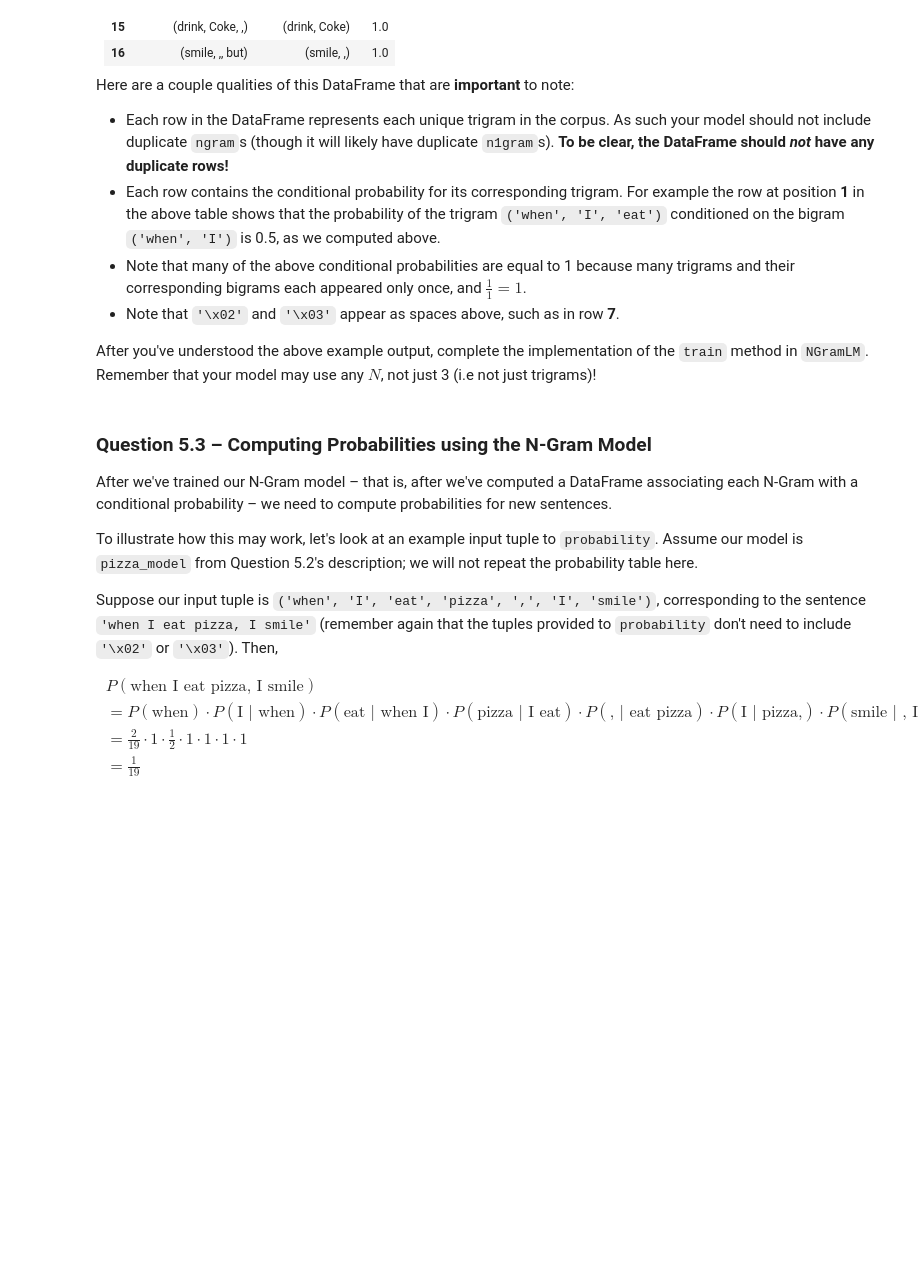
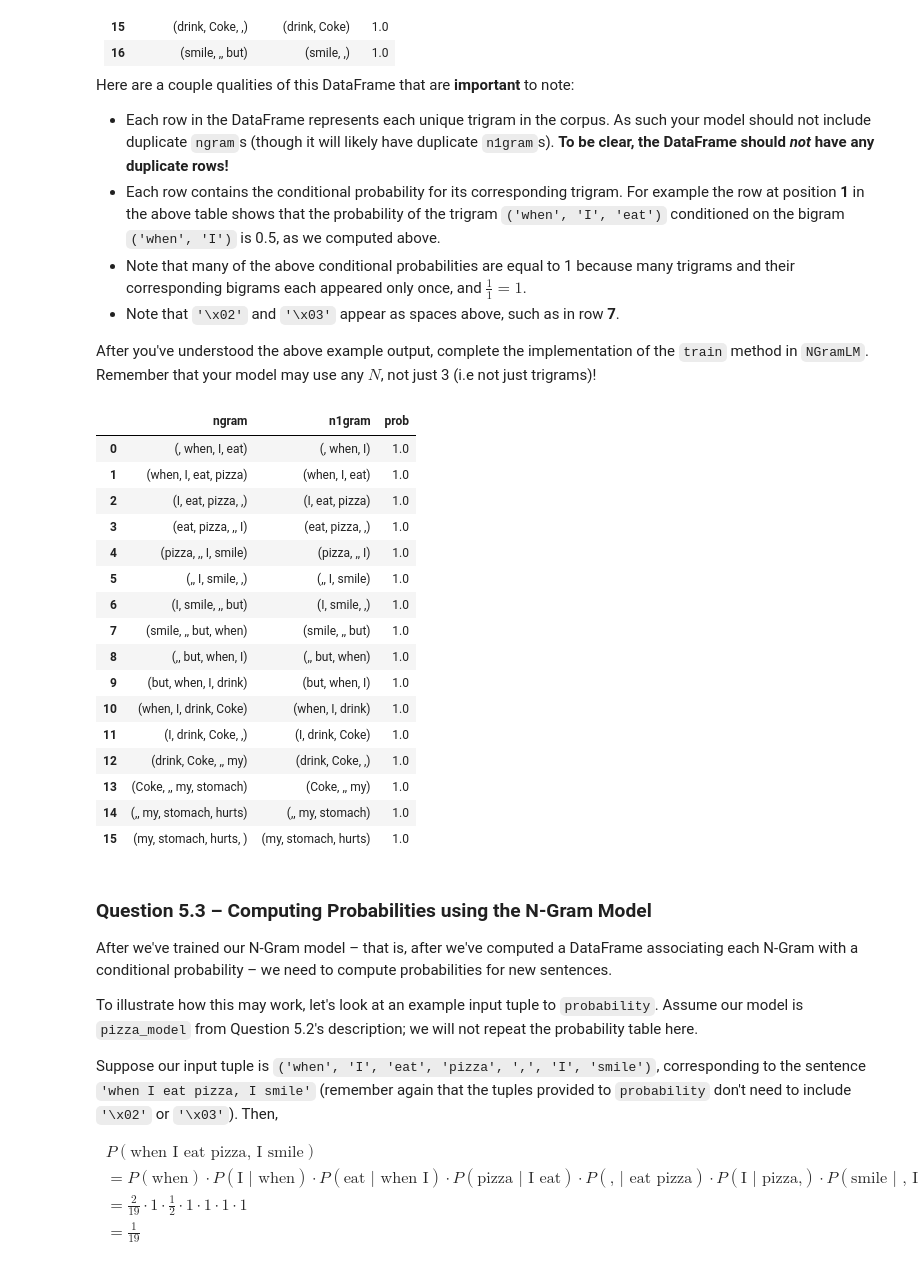
Before and after one commit to JaredW022/dsc80-2025-fa, a Jupyter notebook: projects/proj03/project.ipynb, the cells around one changed output. Cells and saved outputs as stored; diff of their text form; code cells hidden in the pictures; blank space fills up the shorter version.

```diff
--- a/projects/proj03/project.ipynb
+++ b/projects/proj03/project.ipynb
@@ -660,15 +658,15 @@ class NGramLM(object):
             end_point += 1
         return ngrams
 
-    def train(self, ngrams):
-        ...
+    # def train(self, ngrams):
+    #     ...
 
-    def probability(self, words):
-        ...
+    # def probability(self, words):
+    #     ...
 
 
-    def sample(self, M):
-        ...
+    # def sample(self, M):
+    #     ...
 # %% [markdown]
 ### Question 5.2 – Training the N-Gram LM
 
@@ -826,3 +889,27 @@ After you've understood the above example output, complete the implementation of
+# %%
+tokens = ['\x02', 'when', 'I', 'eat', 'pizza', ',', 'I', 'smile', ',', 'but', 'when', 'I', 'drink', 'Coke', ',', 'my', 'stomach', 'hurts', '\x03']
+ngram = NGramLM(4, tokens)
+ngrams = ngram.create_ngrams(tokens)
+ngrams = ngram.train(ngrams)
+ngrams.sort_values("prob")
+# %% [output]
+|  | ngram | n1gram | prob |
+| 0 | (, when, I, eat) | (, when, I) | 1.0 |
+| 1 | (when, I, eat, pizza) | (when, I, eat) | 1.0 |
+| 2 | (I, eat, pizza, ,) | (I, eat, pizza) | 1.0 |
+| 3 | (eat, pizza, ,, I) | (eat, pizza, ,) | 1.0 |
+| 4 | (pizza, ,, I, smile) | (pizza, ,, I) | 1.0 |
+| 5 | (,, I, smile, ,) | (,, I, smile) | 1.0 |
+| 6 | (I, smile, ,, but) | (I, smile, ,) | 1.0 |
+| 7 | (smile, ,, but, when) | (smile, ,, but) | 1.0 |
+| 8 | (,, but, when, I) | (,, but, when) | 1.0 |
+| 9 | (but, when, I, drink) | (but, when, I) | 1.0 |
+| 10 | (when, I, drink, Coke) | (when, I, drink) | 1.0 |
+| 11 | (I, drink, Coke, ,) | (I, drink, Coke) | 1.0 |
+| 12 | (drink, Coke, ,, my) | (drink, Coke, ,) | 1.0 |
+| 13 | (Coke, ,, my, stomach) | (Coke, ,, my) | 1.0 |
+| 14 | (,, my, stomach, hurts) | (,, my, stomach) | 1.0 |
+| 15 | (my, stomach, hurts, ) | (my, stomach, hurts) | 1.0 |
 # %% [markdown]
 ### Question 5.3 – Computing Probabilities using the N-Gram Model
 
```
Also changed, not shown: parts of 18 cells of this notebook, 36 other files.
